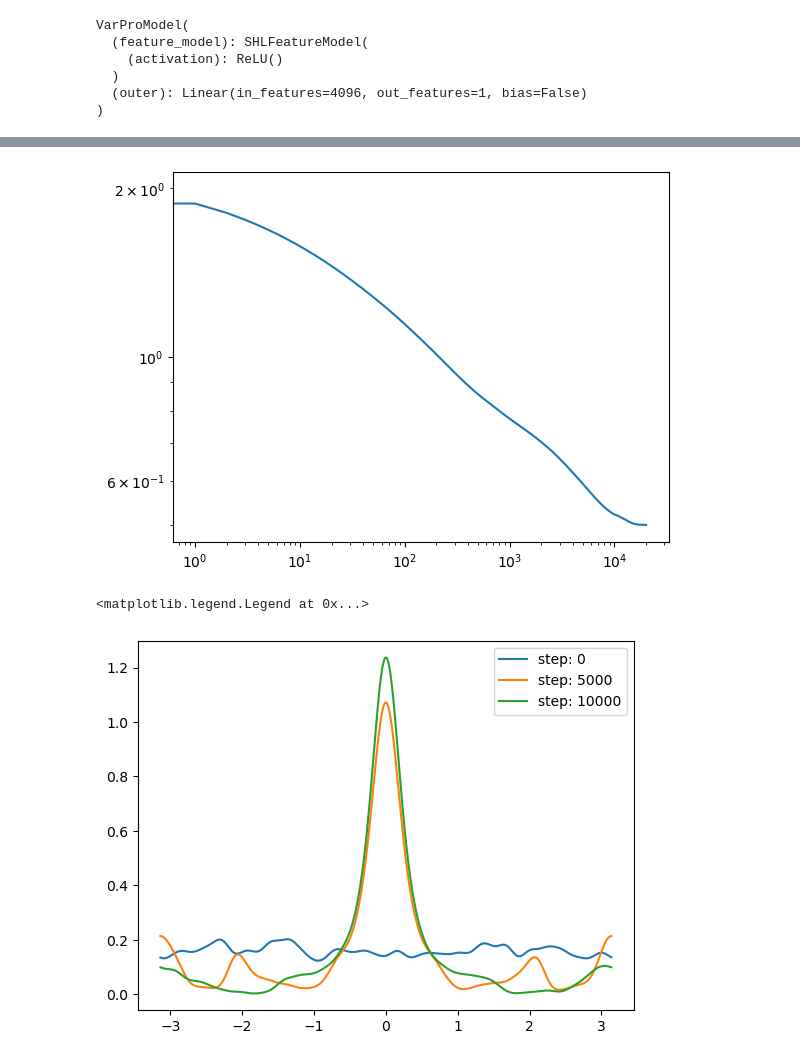
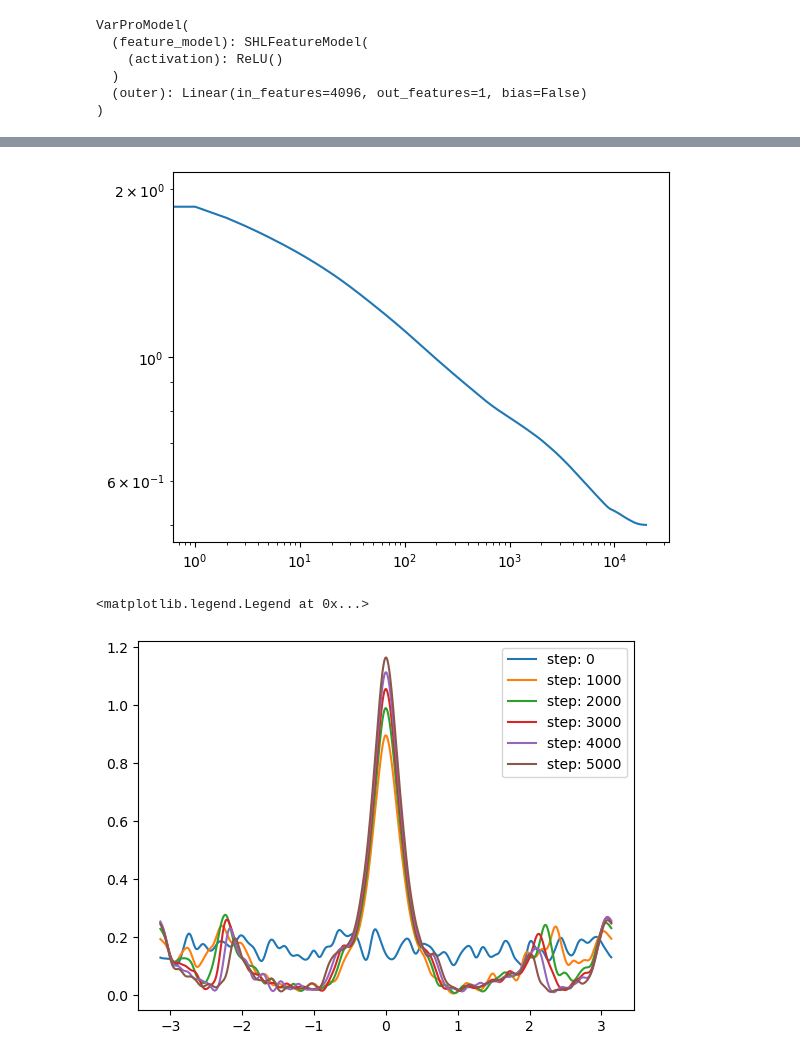
Before and after one commit to rbarboni/VarPro, a Jupyter notebook: VarPro_ReLU_1d/Experiment.ipynb, the cells around one changed output, grey strips where cells are left out. Saved outputs shown, nothing was run; the diff lists cells and outputs as text; code cells hidden in the pictures.

```diff
--- a/VarPro_ReLU_1d/Experiment.ipynb
+++ b/VarPro_ReLU_1d/Experiment.ipynb
@@ -18,7 +18,8 @@ teacher = SHL(2, teacher_width, activation, bias=False, clipper=clipper)
 
 gamma = 100 ## Parameter controling the shape of the target distribution
 
-Theta = np.linspace(-np.pi, np.pi, teacher_width, endpoint=False)
+Theta = 2 * np.pi * np.random.rand(teacher_width) - np.pi
+#Theta = np.linspace(-np.pi, np.pi, teacher_width, endpoint=False)
 teacher_init = torch.tensor([[np.cos(theta), np.sin(theta)] for theta in Theta], dtype=torch.float32)
 teacher_init = teacher_init @ torch.tensor([[(1+gamma)**0.5, 0], [0, 1]], dtype=torch.float32)
 teacher_init = teacher_init / torch.norm(teacher_init, 2, dim=-1, keepdim=True).expand_as(teacher_init)
@@ -89,24 +90,27 @@ optimizer = torch.optim.SGD([student.feature_model.weight], lr=lr)
 #optimizer.add_param_group({'lr': 5*student_width*lmbda, 'params': student.outer.weight})
 # %%
 problem = LearningProblem(student, train_loader, optimizer, criterion)
+# %%
+epochs = 20000
+problem.train(epochs)
 # %%
 # training loss
 plt.plot(problem.loss_list)
 plt.yscale('log')
 plt.xscale('log')
 # %% [output]
-[figure, old version]
+[figure, new version]
 # %%
 # plot of the learned feature distribution (diracs smoothed with a gaussian)
-for i in np.arange(0, 10001, 5000):
+for i in np.arange(0, 5001, 1000):
     w = problem.state_list[i]['feature_model.weight'].numpy()
     f = circle_to_line(w)
 
-    plt.plot(*gaussian_conv(f, scale=0.1), label=f'step: {i}')
+    plt.plot(*gaussian_conv(f, scale=0.05), label=f'step: {i}')
 plt.legend()
 #plt.yscale('log')
 # %% [output]
 <matplotlib.legend.Legend at 0x...>
-[figure, old version]
+[figure, new version]
 # %%
 # plot of the outer layer weight (to check if positive and smooth)
```
Also changed, not shown: parts of 18 cells of this notebook, 2 other files.
